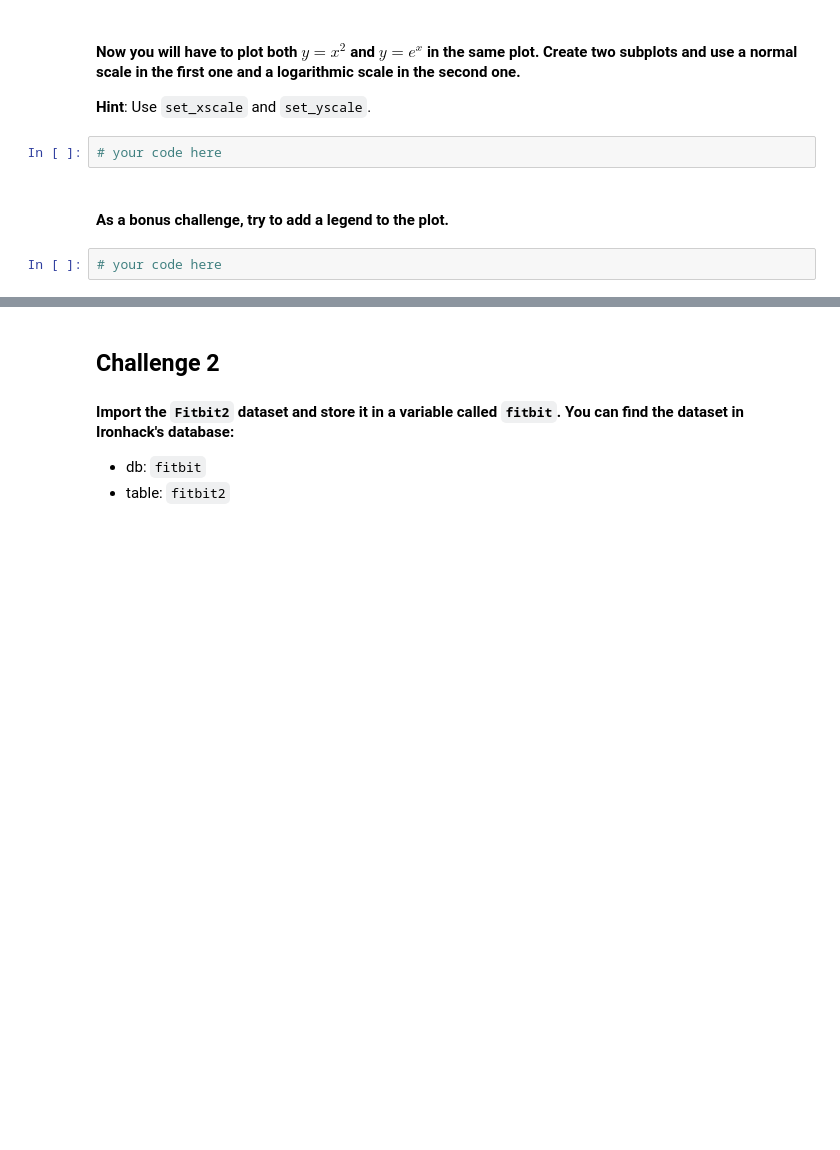
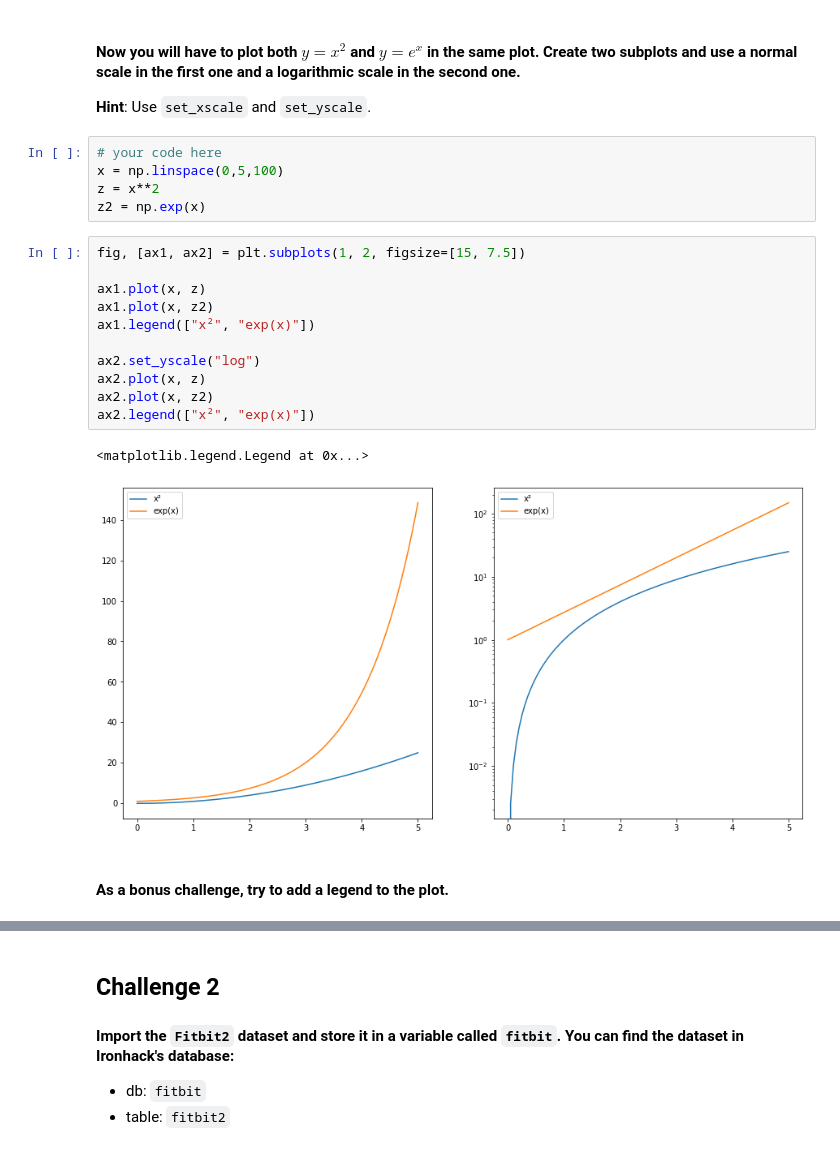
Before and after one commit to sebee751/dataV2-labs, a Jupyter notebook: module-2/Matplotlib-Seaborn/your-code/main.ipynb, the cells around one changed output, grey strips where cells are left out. Cells and saved outputs as stored; diff of their text form; blank space fills up the shorter version.

```diff
--- a/module-2/Matplotlib-Seaborn/your-code/main.ipynb
+++ b/module-2/Matplotlib-Seaborn/your-code/main.ipynb
@@ -36,9 +57,24 @@ If you want, try to add a title to the plot or even axes labels. You can also pl
 # %% [markdown]
 #### Now you will have to plot both $y=x^2$ and $y=e^x$ in the same plot. Create two subplots and use a normal scale in the first one and a logarithmic scale in the second one.
 **Hint**: Use `set_xscale` and `set_yscale`.
-# %%
-# your code here
+# %%
+# your code here
+x = np.linspace(0,5,100)
+z = x**2
+z2 = np.exp(x)
+# %%
+fig, [ax1, ax2] = plt.subplots(1, 2, figsize=[15, 7.5])
+
+ax1.plot(x, z)
+ax1.plot(x, z2)
+ax1.legend(["x²", "exp(x)"])
+
+ax2.set_yscale("log")
+ax2.plot(x, z)
+ax2.plot(x, z2)
+ax2.legend(["x²", "exp(x)"])
+# %% [output]
+<matplotlib.legend.Legend at 0x...>
+[figure, added]
 # %% [markdown]
 #### As a bonus challenge, try to add a legend to the plot.
-# %%
-# your code here
```
Also changed, not shown: parts of 43 cells of this notebook, 16 other files.
